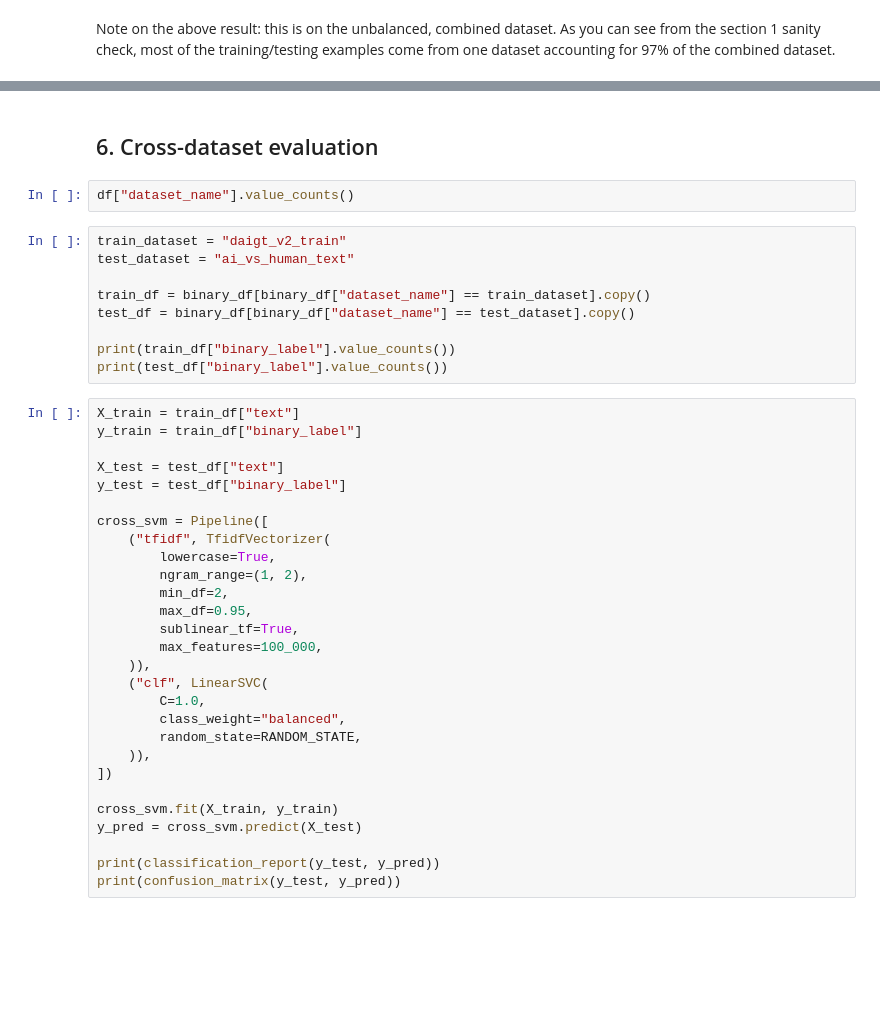
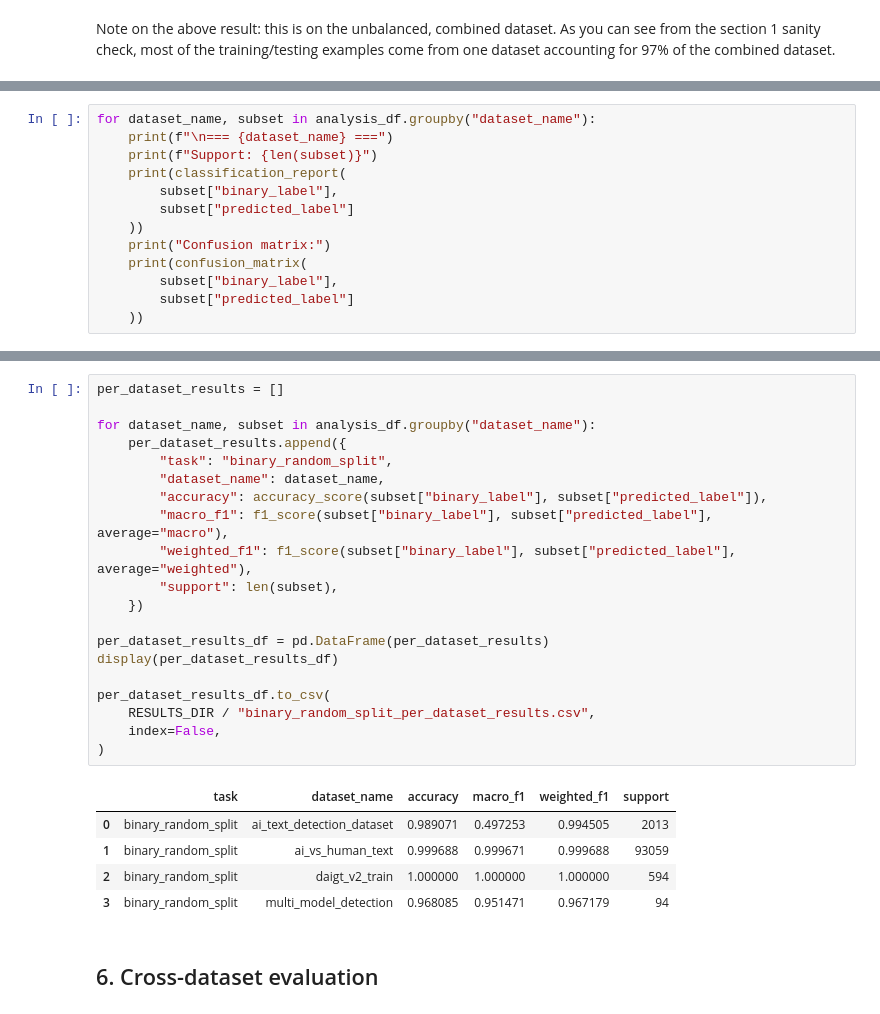
Before and after one commit to JevonTwitty/CS-4650-Final-Project, a Jupyter notebook: SVM/SVM.ipynb, the cells around one changed output, grey strips where cells are left out. Saved outputs shown, nothing was run; the diff lists cells and outputs as text; blank space fills up the shorter version.

```diff
--- a/SVM/SVM.ipynb
+++ b/SVM/SVM.ipynb
@@ -411,0 +341,13 @@ multi_results
+# %%
+for dataset_name, subset in analysis_df.groupby("dataset_name"):
+    print(f"\n=== {dataset_name} ===")
+    print(f"Support: {len(subset)}")
+    print(classification_report(
+        subset["binary_label"],
+        subset["predicted_label"]
+    ))
+    print("Confusion matrix:")
+    print(confusion_matrix(
+        subset["binary_label"],
+        subset["predicted_label"]
+    ))
@@ -412,41 +389,28 @@ multi_results
+# %%
+per_dataset_results = []
+
+for dataset_name, subset in analysis_df.groupby("dataset_name"):
+    per_dataset_results.append({
+        "task": "binary_random_split",
+        "dataset_name": dataset_name,
+        "accuracy": accuracy_score(subset["binary_label"], subset["predicted_label"]),
+        "macro_f1": f1_score(subset["binary_label"], subset["predicted_label"], average="macro"),
+        "weighted_f1": f1_score(subset["binary_label"], subset["predicted_label"], average="weighted"),
+        "support": len(subset),
+    })
+
+per_dataset_results_df = pd.DataFrame(per_dataset_results)
+display(per_dataset_results_df)
+
+per_dataset_results_df.to_csv(
+    RESULTS_DIR / "binary_random_split_per_dataset_results.csv",
+    index=False,
+)
+# %% [output]
+|  | task | dataset_name | accuracy | macro_f1 | weighted_f1 | support |
+| 0 | binary_random_split | ai_text_detection_dataset | 0.989071 | 0.497253 | 0.994505 | 2013 |
+| 1 | binary_random_split | ai_vs_human_text | 0.999688 | 0.999671 | 0.999688 | 93059 |
+| 2 | binary_random_split | daigt_v2_train | 1.000000 | 1.000000 | 1.000000 | 594 |
+| 3 | binary_random_split | multi_model_detection | 0.968085 | 0.951471 | 0.967179 | 94 |
 # %% [markdown]
 ## 6. Cross-dataset evaluation ##
-# %%
-df["dataset_name"].value_counts()
-# %%
-train_dataset = "daigt_v2_train"
-test_dataset = "ai_vs_human_text"
-
-train_df = binary_df[binary_df["dataset_name"] == train_dataset].copy()
-test_df = binary_df[binary_df["dataset_name"] == test_dataset].copy()
-
-print(train_df["binary_label"].value_counts())
-print(test_df["binary_label"].value_counts())
-# %%
-X_train = train_df["text"]
-y_train = train_df["binary_label"]
-
-X_test = test_df["text"]
-y_test = test_df["binary_label"]
-
-cross_svm = Pipeline([
-    ("tfidf", TfidfVectorizer(
-        lowercase=True,
-        ngram_range=(1, 2),
-        min_df=2,
-        max_df=0.95,
-        sublinear_tf=True,
-        max_features=100_000,
-    )),
-    ("clf", LinearSVC(
-        C=1.0,
-        class_weight="balanced",
-        random_state=RANDOM_STATE,
-    )),
-])
-
-cross_svm.fit(X_train, y_train)
-y_pred = cross_svm.predict(X_test)
-
-print(classification_report(y_test, y_pred))
-print(confusion_matrix(y_test, y_pred))
```
Also changed, not shown: parts of 39 cells of this notebook, 9 other files.
